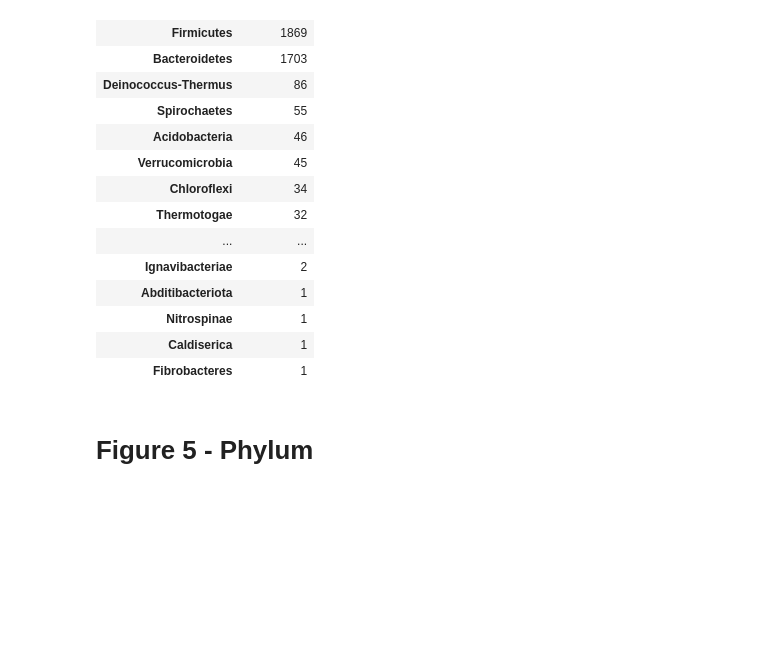
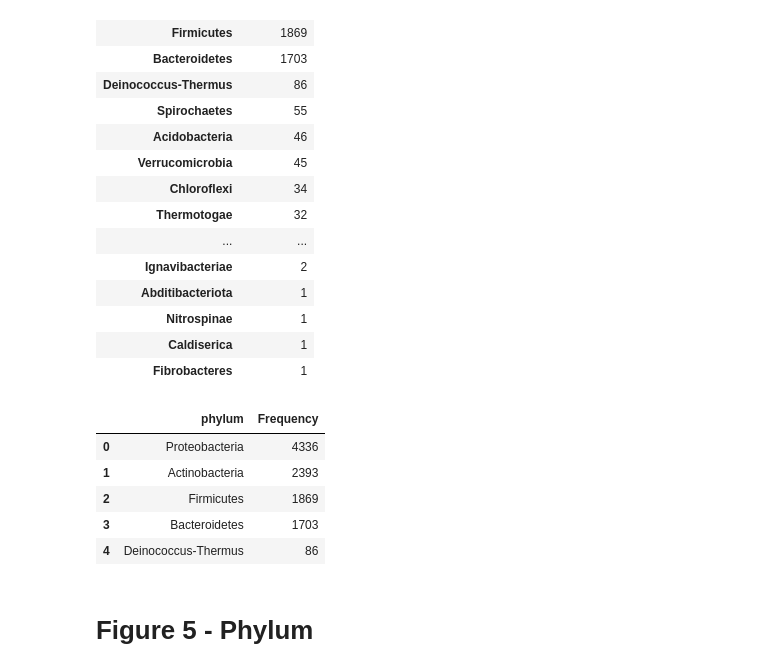
Before and after one commit to fhsantanna/bibliometrics, a Jupyter notebook: notebook_3_titles_23012020.ipynb, the cells around one changed output. Cells and saved outputs as stored; diff of their text form; code cells hidden in the pictures; blank space fills up the shorter version.

```diff
--- a/notebook_3_titles_23012020.ipynb
+++ b/notebook_3_titles_23012020.ipynb
@@ -308,7 +308,15 @@ filo_counts.sort_values(by="Frequency", ascending=False)
 | Caldiserica | 1 |
 | Fibrobacteres | 1 |
 # %%
-top_filo = filo_counts.sort_values(by="Frequency", ascending=False).head(5)
+top_filo = filo_counts.sort_values(by="Frequency", ascending=False).head(5).reset_index()
+top_filo
+# %% [output]
+|  | phylum | Frequency |
+| 0 | Proteobacteria | 4336 |
+| 1 | Actinobacteria | 2393 |
+| 2 | Firmicutes | 1869 |
+| 3 | Bacteroidetes | 1703 |
+| 4 | Deinococcus-Thermus | 86 |
 # %% [markdown]
 # Figure 5 - Phylum
 # %%
```
Also changed, not shown: parts of 6 cells of this notebook.
